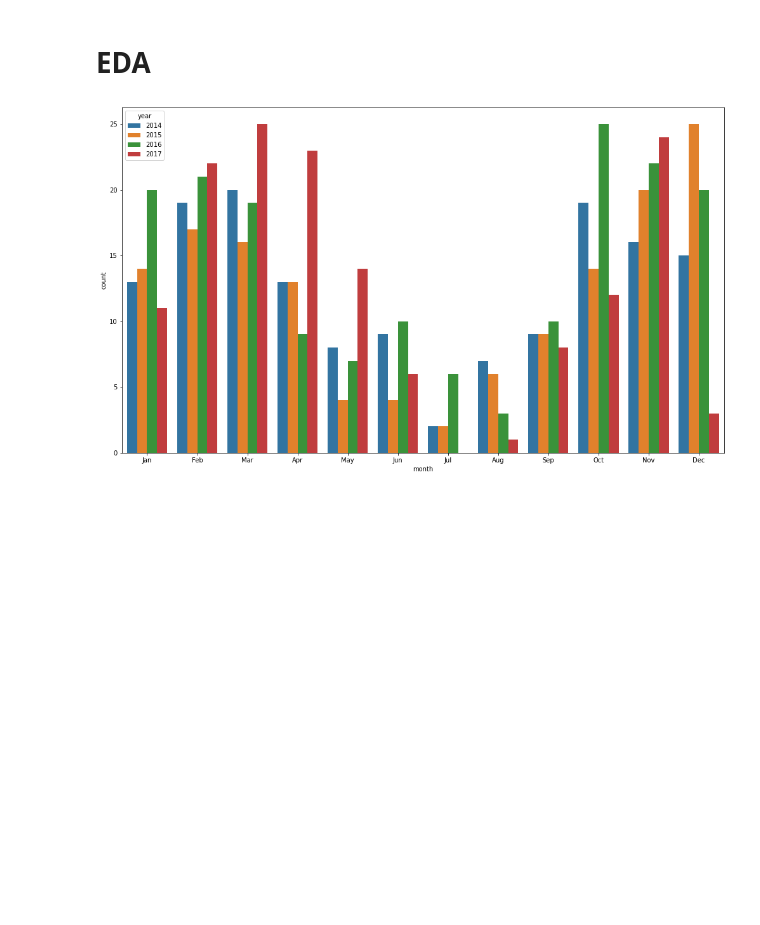
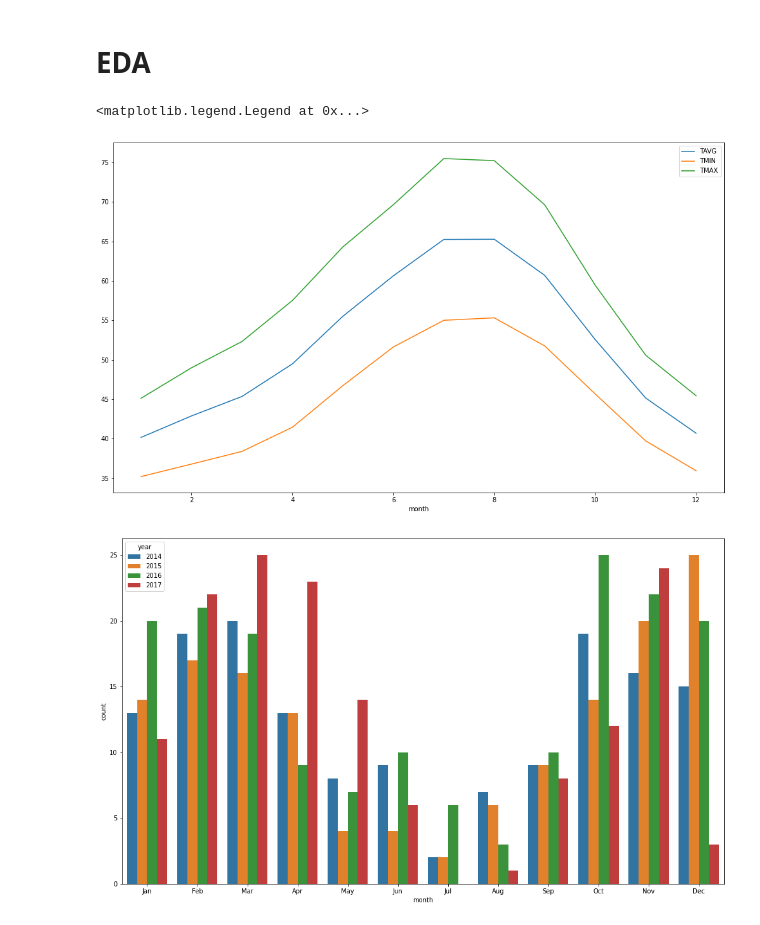
Before and after one commit to ortrsa/Data_Science_Final_Project, a Jupyter notebook: notebook3-rain.ipynb, the cells around one changed output. Cells and saved outputs as stored; diff of their text form; code cells hidden in the pictures; blank space fills up the shorter version.

```diff
--- a/notebook3-rain.ipynb
+++ b/notebook3-rain.ipynb
@@ -128,6 +132,16 @@ scal_x_train = pd.DataFrame(StandardScaler().fit(x_train).transform(x_train),col
 scal_x_test = pd.DataFrame(StandardScaler().fit(x_train).transform(x_test),columns=x.columns)
 # %% [markdown]
 # EDA
+# %%
+plot_rain = rain.groupby(['month']).mean()
+plt.figure(figsize=(17,10))
+plot_rain['TAVG'].plot()
+plot_rain['TMIN'].plot()
+plot_rain['TMAX'].plot()
+plt.legend()
+# %% [output]
+<matplotlib.legend.Legend at 0x...>
+[figure, added]
 # %%
 plt.figure(figsize=(17,10))
 sns.countplot(data = rain[(rain['RAIN'] == 1) & (rain['year'] >= 2014)], x='month', hue='year')
```
Also changed, not shown: parts of 15 cells of this notebook.
